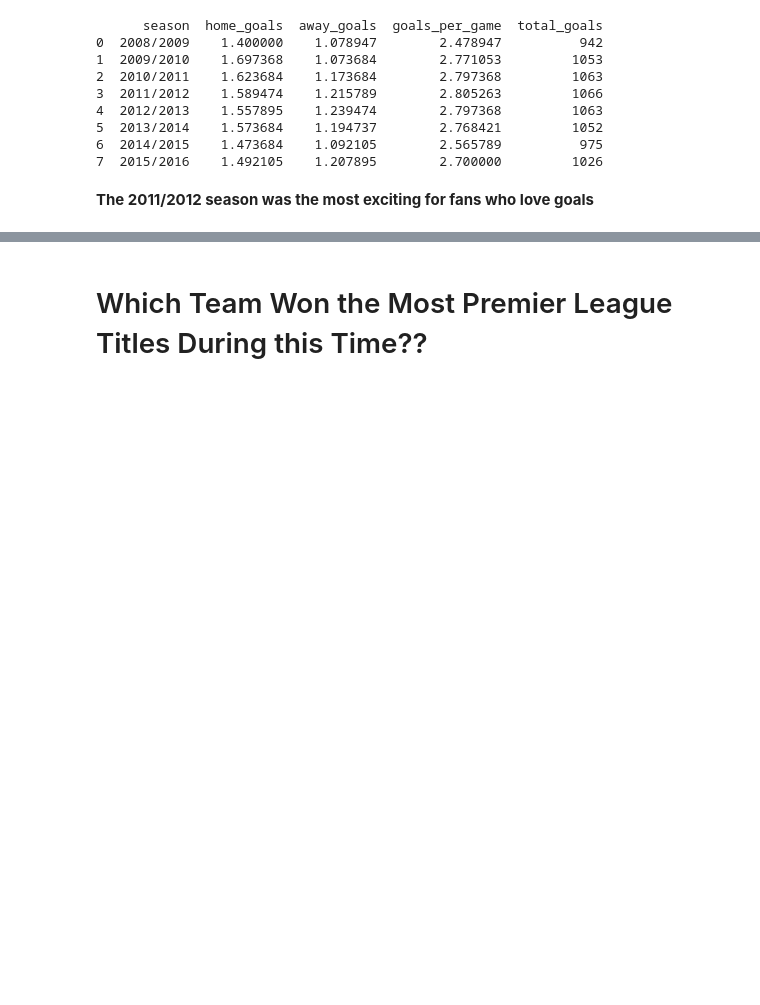
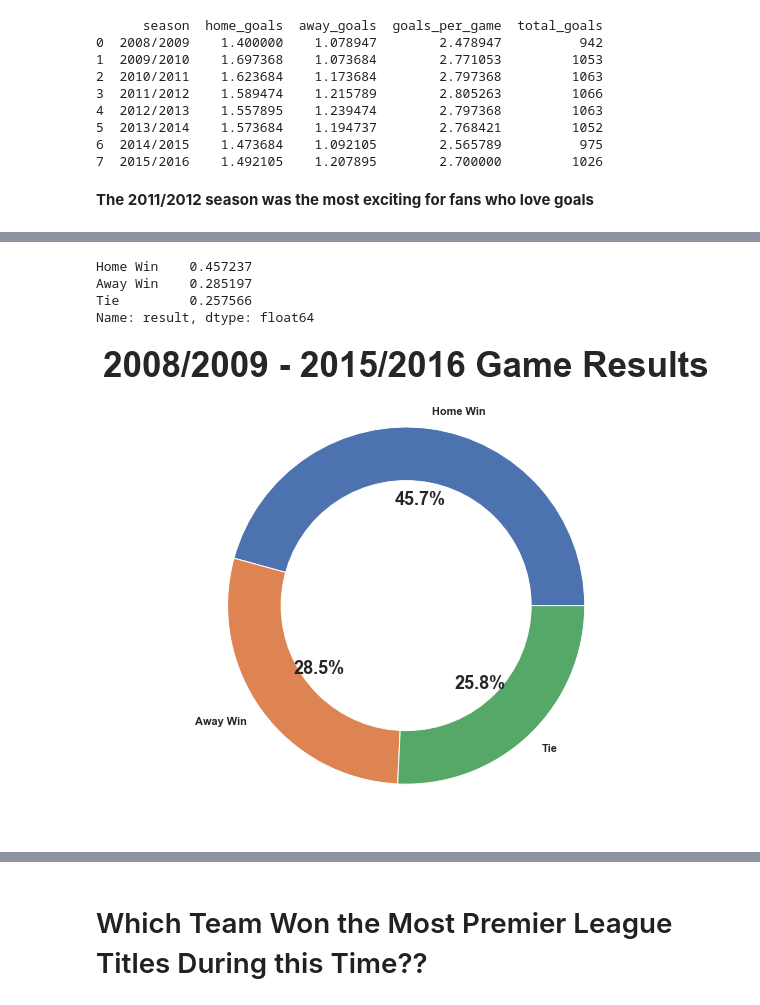
Before and after one commit to RachidRezzik/Euro_Soccer, a Jupyter notebook: Premier_League.ipynb, the cells around one changed output, grey strips where cells are left out. Saved outputs shown, nothing was run; the diff lists cells and outputs as text; code cells hidden in the pictures; blank space fills up the shorter version.

```diff
--- a/Premier_League.ipynb
+++ b/Premier_League.ipynb
@@ -146,0 +155,36 @@ print(english_goals)
+# %%
+# Getting all Matches to Determine Each One's Outcome #
+results = pd.read_sql("""SELECT m.season, l.name, m.home_team_api_id, m.away_team_api_id, m.home_team_goal, m.away_team_goal
+                            FROM Match as m
+                            INNER JOIN League as l
+                            ON m.league_id = l.id
+                            WHERE l.name = 'England Premier League'""", conn)
+results['result'] = ''
+for idx, row in results.iterrows():
+    if row['home_team_goal'] > row['away_team_goal']:
+        results.loc[idx, 'result'] = 'Home Win'
+    elif row['away_team_goal'] > row['home_team_goal']:
+        results.loc[idx, 'result'] = 'Away Win'
+    else:
+        results.loc[idx, 'result'] = 'Tie'
+
+print(results.result.value_counts(normalize=True))
+
+
+plt.rcParams['figure.figsize'] = 8, 10
+plt.rcParams["font.size"] = 18
+
+size = list(results.result.value_counts(normalize=True).values * 100)
+labels = ['Home Win', 'Away Win', 'Tie']
+plt.pie(size, labels=labels, autopct='%1.1f%%')
+plt.title('2008/2009 - 2015/2016 Game Results', fontweight='bold', fontsize=35)
+my_circle=plt.Circle( (0,0), 0.7, color='white')
+p=plt.gcf()
+p.gca().add_artist(my_circle)
+plt.show()
+# %% [output]
+Home Win    0.457237
+Away Win    0.285197
+Tie         0.257566
+Name: result, dtype: float64
+[figure, added]
```
Also changed, not shown: parts of 33 cells of this notebook, 1 other file.
